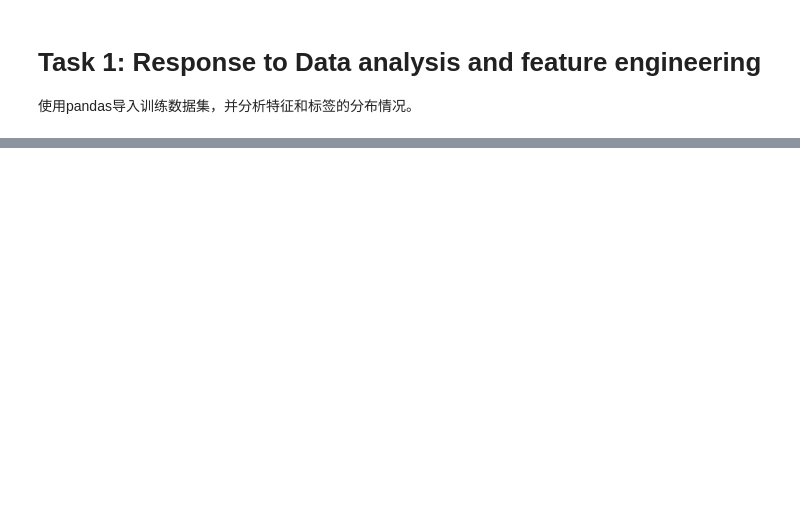
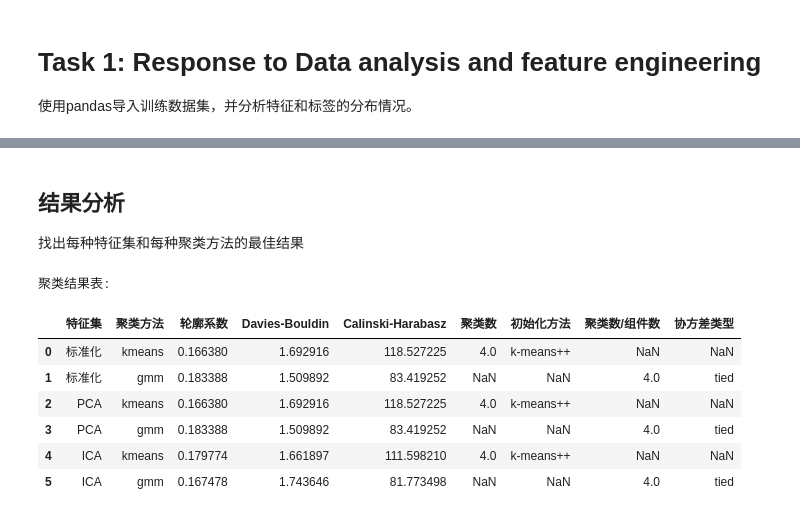
Before and after one commit to WedgeP/INT104CW1, a Jupyter notebook: courseWork2.ipynb, the cells around one changed output, grey strips where cells are left out. Cells and saved outputs as stored; diff of their text form; code cells hidden in the pictures; blank space fills up the shorter version.

```diff
--- a/courseWork2.ipynb
+++ b/courseWork2.ipynb
@@ -49,0 +441,3 @@ ModuleNotFoundError: No module named 'pandas'
+# %% [markdown]
+## 结果分析
+找出每种特征集和每种聚类方法的最佳结果
@@ -49,0 +458,41 @@ ModuleNotFoundError: No module named 'pandas'
+# %%
+# 第十个代码单元格 - 创建结果表格
+# 6. 创建结果表格
+results_table = []
+
+for feature_name, methods in best_results.items():
+    for method_name, result in methods.items():
+        row = {
+            '特征集': feature_name,
+            '聚类方法': method_name,
+            '轮廓系数': result['silhouette_score'],
+            'Davies-Bouldin': result['davies_bouldin_score'],
+            'Calinski-Harabasz': result['calinski_harabasz_score']
+        }
+
+        # 添加模型特有的参数
+        if method_name == 'kmeans':
+            row['聚类数'] = result['n_clusters']
+            row['初始化方法'] = result['init']
+        elif method_name == 'gmm':
+            row['聚类数/组件数'] = result['n_components']
+            row['协方差类型'] = result['covariance_type']
+        elif method_name == 'hierarchical':
+            row['聚类数'] = result['n_clusters']
+            row['链接方法'] = result['linkage']
+
+        results_table.append(row)
+
+# 7. 将结果转换为DataFrame并显示
+results_df = pd.DataFrame(results_table)
+print("\n聚类结果表:")
+display(results_df)
+# %% [output]
+聚类结果表:
+|  | 特征集 | 聚类方法 | 轮廓系数 | Davies-Bouldin | Calinski-Harabasz | 聚类数 | 初始化方法 | 聚类数/组件数 | 协方差类型 |
+| 0 | 标准化 | kmeans | 0.166380 | 1.692916 | 118.527225 | 4.0 | k-means++ | NaN | NaN |
+| 1 | 标准化 | gmm | 0.183388 | 1.509892 | 83.419252 | NaN | NaN | 4.0 | tied |
+| 2 | PCA | kmeans | 0.166380 | 1.692916 | 118.527225 | 4.0 | k-means++ | NaN | NaN |
+| 3 | PCA | gmm | 0.183388 | 1.509892 | 83.419252 | NaN | NaN | 4.0 | tied |
+| 4 | ICA | kmeans | 0.179774 | 1.661897 | 111.598210 | 4.0 | k-means++ | NaN | NaN |
+| 5 | ICA | gmm | 0.167478 | 1.743646 | 81.773498 | NaN | NaN | 4.0 | tied |
```
Also changed, not shown: parts of 18 cells of this notebook, 1 other file.
